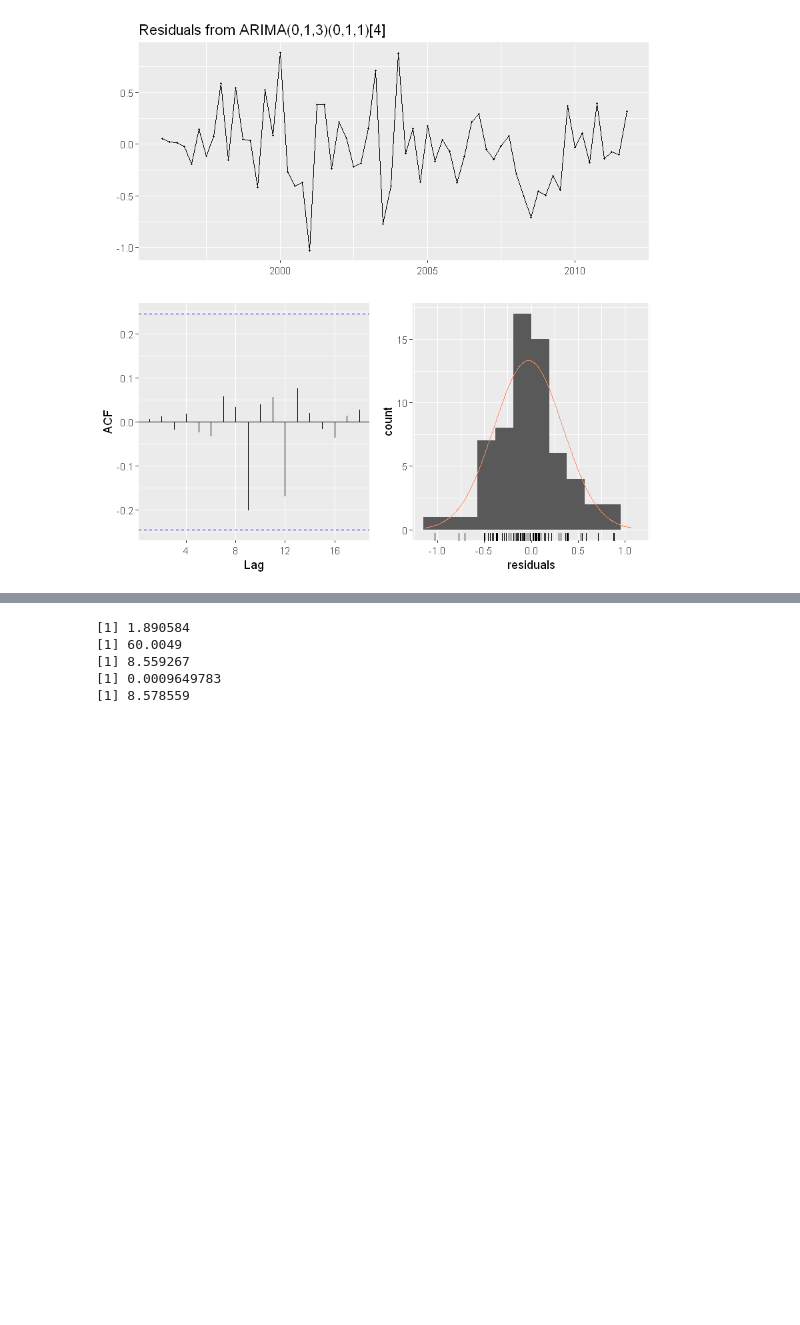
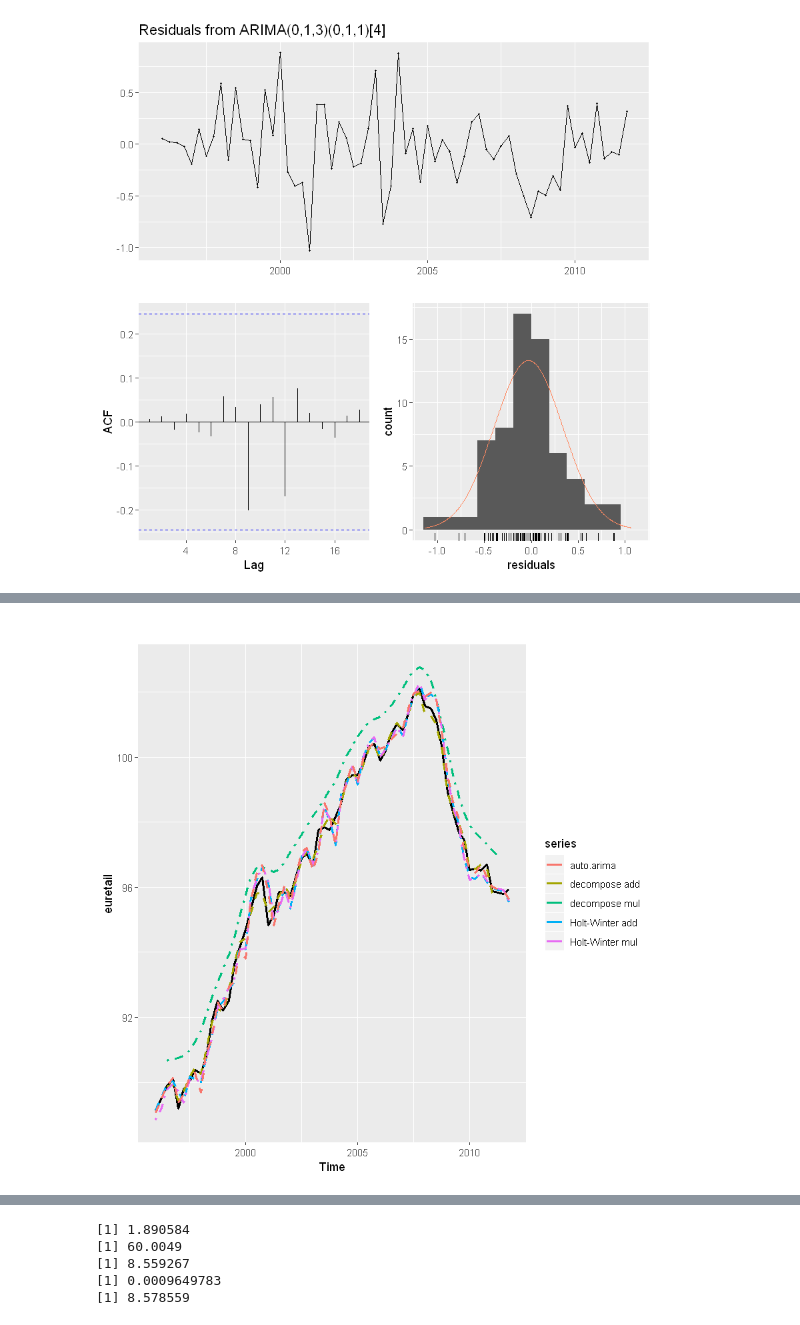
Before and after one commit to D4R6-Robot/Statistics, a Jupyter notebook: 2nd semester/02.TimeSeries/HW4/HW(4-4).ipynb, the cells around one changed output, grey strips where cells are left out. Cells and saved outputs as stored; diff of their text form; code cells hidden in the pictures; blank space fills up the shorter version.

```diff
--- a/2nd semester/02.TimeSeries/HW4/HW(4-4).ipynb
+++ b/2nd semester/02.TimeSeries/HW4/HW(4-4).ipynb
@@ -160,3 +160,16 @@ Q* = 0.51128, df = 4, p-value = 0.9724
 
 Model df: 4.   Total lags used: 8
 [figure]
+# %%
+autoplot(euretail, size = 1) +
+    autolayer(fit_decom_add$seasonal + fit_decom_add$trend
+              , series = "decompose add", linetype = 'dashed', size = 1) +
+    autolayer(fit_decom_mul$seasonal + fit_decom_mul$trend
+              , series = "decompose mul", linetype = 'dotdash', size = 1) +
+    autolayer(fit_hw_add$fitted, series = "Holt-Winter add"
+              , linetype = 'dashed', size = 1) +
+    autolayer(fit_hw_mul$fitted, series = "Holt-Winter mul"
+              , linetype = 'dotdash', size = 1) +
+    autolayer(fit_auto.arima$fitted, series = "auto.arima"
+              , linetype = 'dashed', size = 1)
+# %% [output]
@@ -163 +179,2 @@ Model df: 4.   Total lags used: 8
+[figure, added]
 # %%
```
Also changed, not shown: parts of 3 cells of this notebook.
